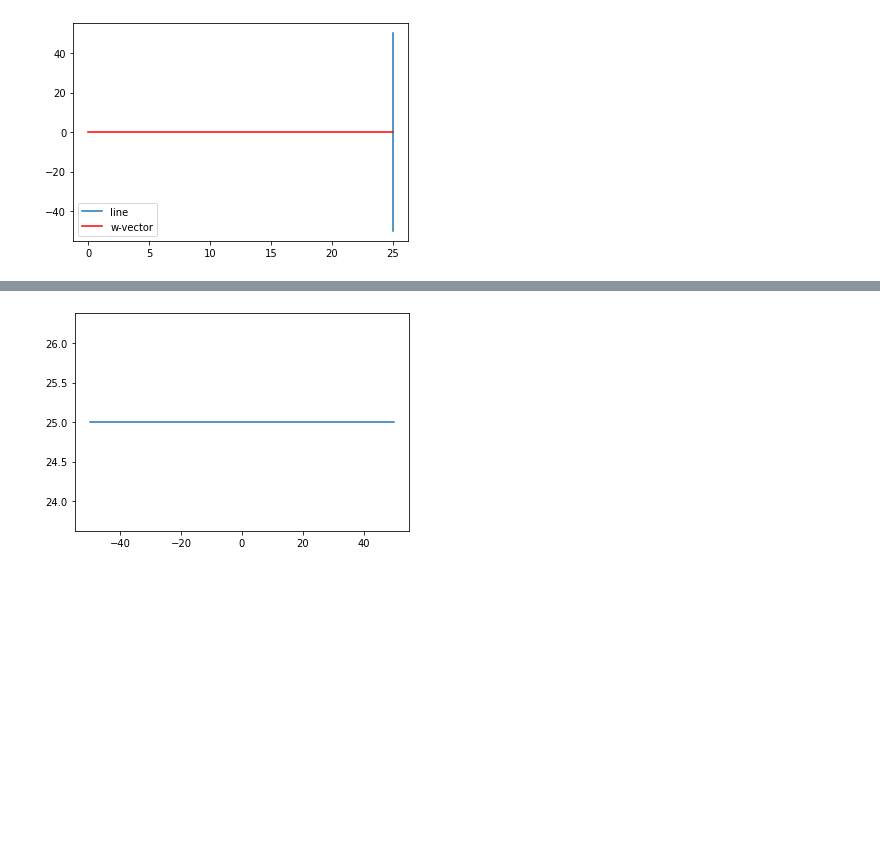
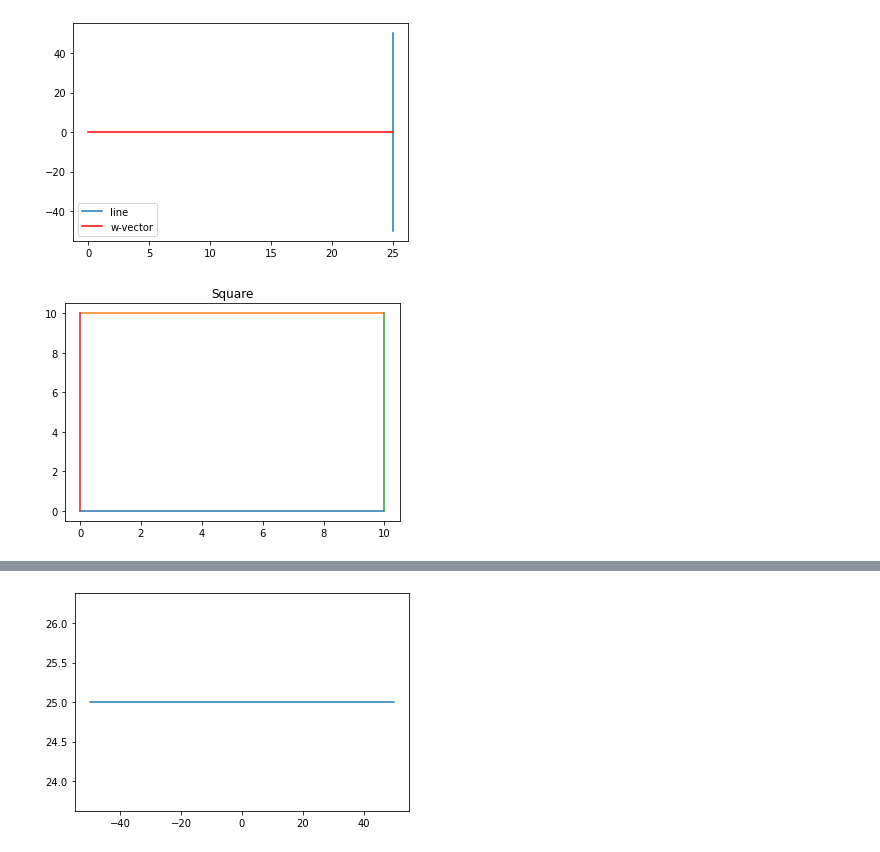
Before and after one commit to chhanganivarun/cvit-workshop, a Jupyter notebook: classes/day1/day1.ipynb, the cells around one changed output, grey strips where cells are left out. Saved outputs shown, nothing was run; the diff lists cells and outputs as text; code cells hidden in the pictures; blank space fills up the shorter version.

```diff
--- a/classes/day1/day1.ipynb
+++ b/classes/day1/day1.ipynb
@@ -125,3 +129,15 @@ plt.legend(loc = "lower left")
 # %% [output]
 <matplotlib.legend.Legend at 0x...>
 [figure]
+# %%
+%matplotlib inline
+plt.figure()
+a = 10
+plt.plot([0,a],[0,0])
+plt.plot([0,a],[a,a])
+plt.plot([a,a],[0,a])
+plt.plot([0,0],[0,a])
+plt.title('Square')
+plt.show()
+# %% [output]
+[figure, added]
```
Also changed, not shown: parts of 26 cells of this notebook, 1 other file.
